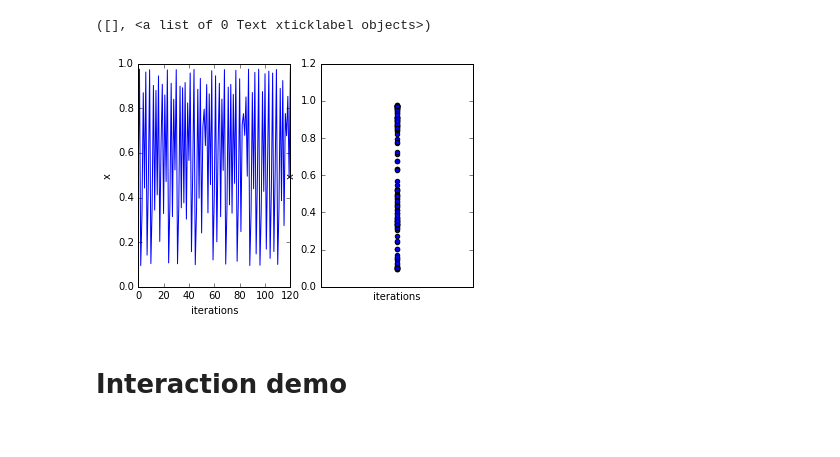
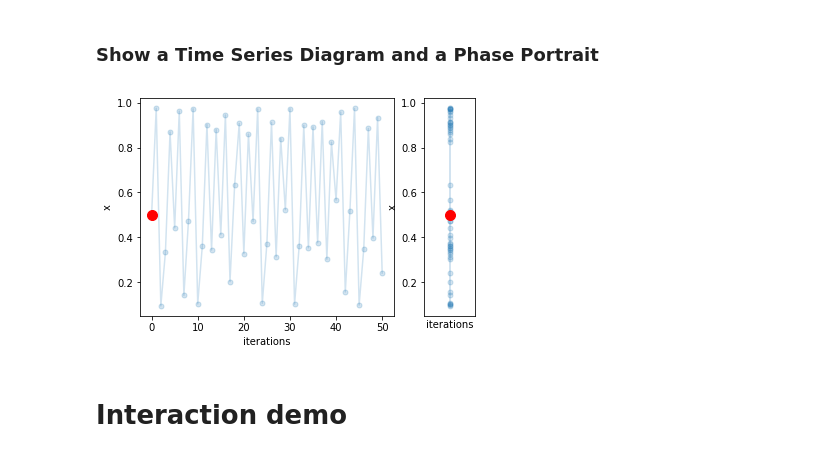
Before and after one commit to jyoshimi/dst_stuff, a Jupyter notebook: 1d_discrete_ds.ipynb, the cells around one changed output. Saved outputs shown, nothing was run; the diff lists cells and outputs as text; code cells hidden in the pictures.

```diff
--- a/1d_discrete_ds.ipynb
+++ b/1d_discrete_ds.ipynb
@@ -11,23 +21,30 @@ def f(x):
 # %%
 x = .5 # initial condition
 orbit = [x]
-for t in range(120):
+times = range(50) # Set length of orbit here
+for t in times:
     x = f(x)
     orbit.append(x)
 # print(orbit)
+# %% [markdown]
+### Show a Time Series Diagram and a Phase Portrait
 # %%
-plt.subplot(1, 2, 1)
-plt.plot(range(len(orbit)), orbit[:]); # Plot the orbit
+gs = gridspec.GridSpec(1, 2, width_ratios=[5, 1])
+
+plt.subplot(gs[0])
+
+plt.plot(range(len(orbit)), orbit[:],'.-', ms =10, alpha=.2); # Plot the orbit
 plt.ylabel("x");
 plt.xlabel("iterations");
+plt.plot(0, orbit[0],'.', ms = 20, c='Red'); # Plot ic
 
-plt.subplot(1, 2, 2)
-plt.scatter(np.zeros(len(orbit)), orbit[:])
+plt.subplot(gs[1])
+plt.plot(np.zeros(len(orbit)), orbit[:],'.-', ms =10, alpha=.2)
 plt.ylabel("x");
 plt.xlabel("iterations");
 plt.xticks([])
+plt.plot(0, orbit[0],'.', ms = 20, c='Red'); # Plot ic
 # %% [output]
-([], <a list of 0 Text xticklabel objects>)
-[figure, old version]
+[figure, new version]
 # %% [markdown]
 # Interaction demo
```
Also changed, not shown: parts of 9 cells of this notebook, 6 other files.
